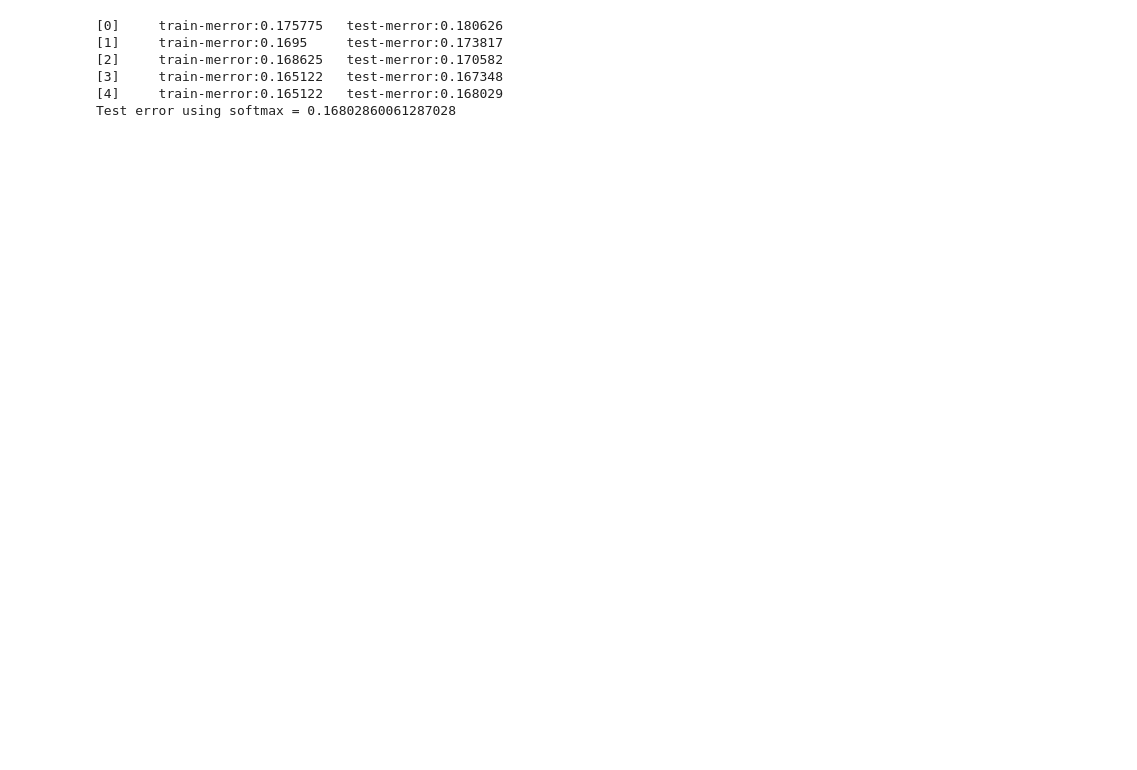
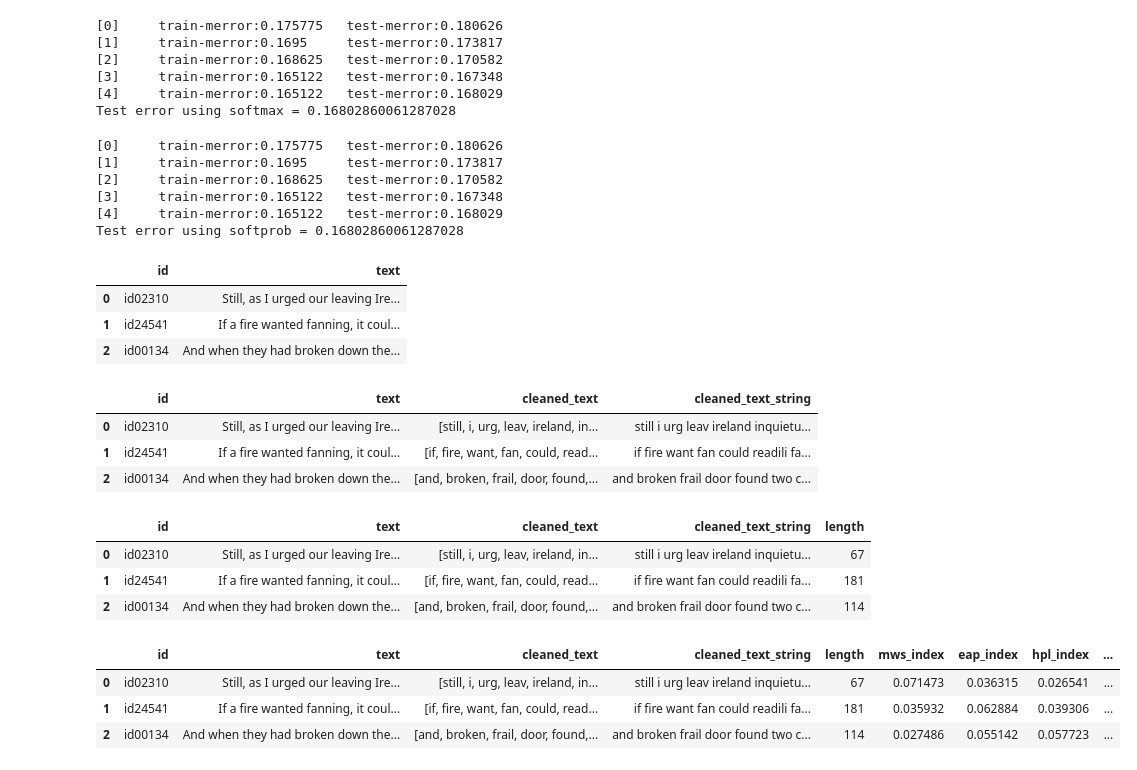
Before and after one commit to AntonKorobkov/kaggle-spooky, a Jupyter notebook: src/main.ipynb, the cells around one changed output. Cells and saved outputs as stored; diff of their text form; code cells hidden in the pictures; blank space fills up the shorter version.

```diff
--- a/src/main.ipynb
+++ b/src/main.ipynb
@@ -349,3 +356,62 @@ print('Test error using softmax = {}'.format(error_rate))
 [3]     train-merror:0.165122   test-merror:0.167348
 [4]     train-merror:0.165122   test-merror:0.168029
 Test error using softmax = 0.16802860061287028
+# %%
+# do the same thing again, but output probabilities
+param['objective'] = 'multi:softprob'
+bstp = xgb.train(param, xg_train, num_round, watchlist)
+# Note: this convention has been changed since xgboost-unity
+# get prediction, this is in 1D array, need reshape to (ndata, nclass)
+pred_prob = bstp.predict(xg_test).reshape(y_test.shape[0], 3)
+pred_label = np.argmax(pred_prob, axis=1)
+error_rate = np.sum(pred_label != y_test) / y_test.shape[0]
+print('Test error using softprob = {}'.format(error_rate))
+# %% [output]
+[0]     train-merror:0.175775   test-merror:0.180626
+[1]     train-merror:0.1695     test-merror:0.173817
+[2]     train-merror:0.168625   test-merror:0.170582
+[3]     train-merror:0.165122   test-merror:0.167348
+[4]     train-merror:0.165122   test-merror:0.168029
+Test error using softprob = 0.16802860061287028
+# %%
+df_test = pd.read_csv("../data/test.csv")
+df_test.head(n=3)
+# %% [output]
+|  | id | text |
+| 0 | id02310 | Still, as I urged our leaving Ire... |
+| 1 | id24541 | If a fire wanted fanning, it coul... |
+| 2 | id00134 | And when they had broken down the... |
+# %%
+df_test['cleaned_text'] = df_test.text.apply(tokenize_stem)
+df_test['cleaned_text_string'] = df_test.cleaned_text.apply(' '.join)
+df_test.head(n=3)
+# %% [output]
+|  | id | text | cleaned_text | cleaned_text_string |
+| 0 | id02310 | Still, as I urged our leaving Ire... | [still, i, urg, leav, ireland, in... | still i urg leav ireland inquietu... |
+| 1 | id24541 | If a fire wanted fanning, it coul... | [if, fire, want, fan, could, read... | if fire want fan could readili fa... |
+| 2 | id00134 | And when they had broken down the... | [and, broken, frail, door, found,... | and broken frail door found two c... |
+# %%
+df_test['length']=df_test['cleaned_text_string'].apply(len)
+df_test.head(n=3)
+# %% [output]
+|  | id | text | cleaned_text | cleaned_text_string | length |
+| 0 | id02310 | Still, as I urged our leaving Ire... | [still, i, urg, leav, ireland, in... | still i urg leav ireland inquietu... | 67 |
+| 1 | id24541 | If a fire wanted fanning, it coul... | [if, fire, want, fan, could, read... | if fire want fan could readili fa... | 181 |
+| 2 | id00134 | And when they had broken down the... | [and, broken, frail, door, found,... | and broken frail door found two c... | 114 |
+# %%
+df_test['mws_index']=df_test['cleaned_text'].apply(ind_val_mws)/df_test['length']
+df_test['eap_index']=df_test['cleaned_text'].apply(ind_val_eap)/df_test['length']
+df_test['hpl_index']=df_test['cleaned_text'].apply(ind_val_hpl)/df_test['length']
+df_test.head(n=3)
+df_test['mwseap']=df_test['mws_index']/df_train['eap_index']
+df_test['eaphpl']=df_test['eap_index']/df_train['hpl_index']
+df_test['hplmws']=df_test['hpl_index']/df_train['mws_index']
+df_test['mws']=df_test['mws_index']*df_train['length']
+df_test['eap']=df_test['eap_index']*df_train['length']
+df_test['hpl']=df_test['hpl_index']*df_train['length']
+df_test.head(n=3)
+# %% [output]
+|  | id | text | cleaned_text | cleaned_text_string | length | mws_index | eap_index | hpl_index | ... |
+| 0 | id02310 | Still, as I urged our leaving Ire... | [still, i, urg, leav, ireland, in... | still i urg leav ireland inquietu... | 67 | 0.071473 | 0.036315 | 0.026541 | ... |
+| 1 | id24541 | If a fire wanted fanning, it coul... | [if, fire, want, fan, could, read... | if fire want fan could readili fa... | 181 | 0.035932 | 0.062884 | 0.039306 | ... |
+| 2 | id00134 | And when they had broken down the... | [and, broken, frail, door, found,... | and broken frail door found two c... | 114 | 0.027486 | 0.055142 | 0.057723 | ... |
```
Also changed, not shown: parts of 8 cells of this notebook, 1 other file.
